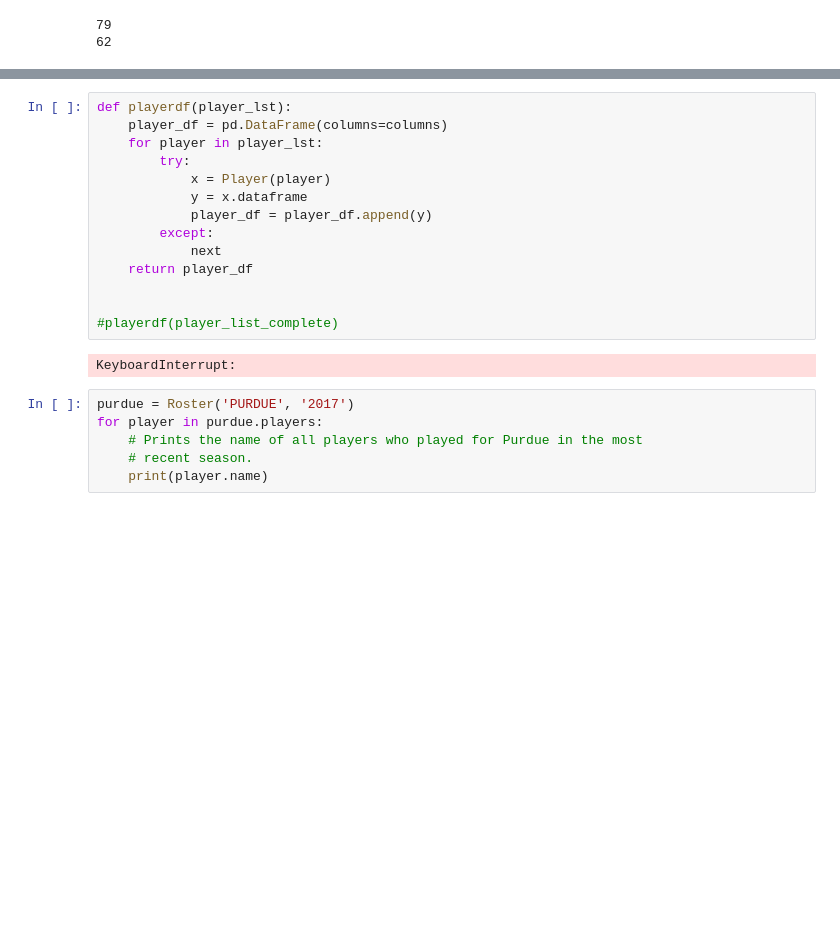
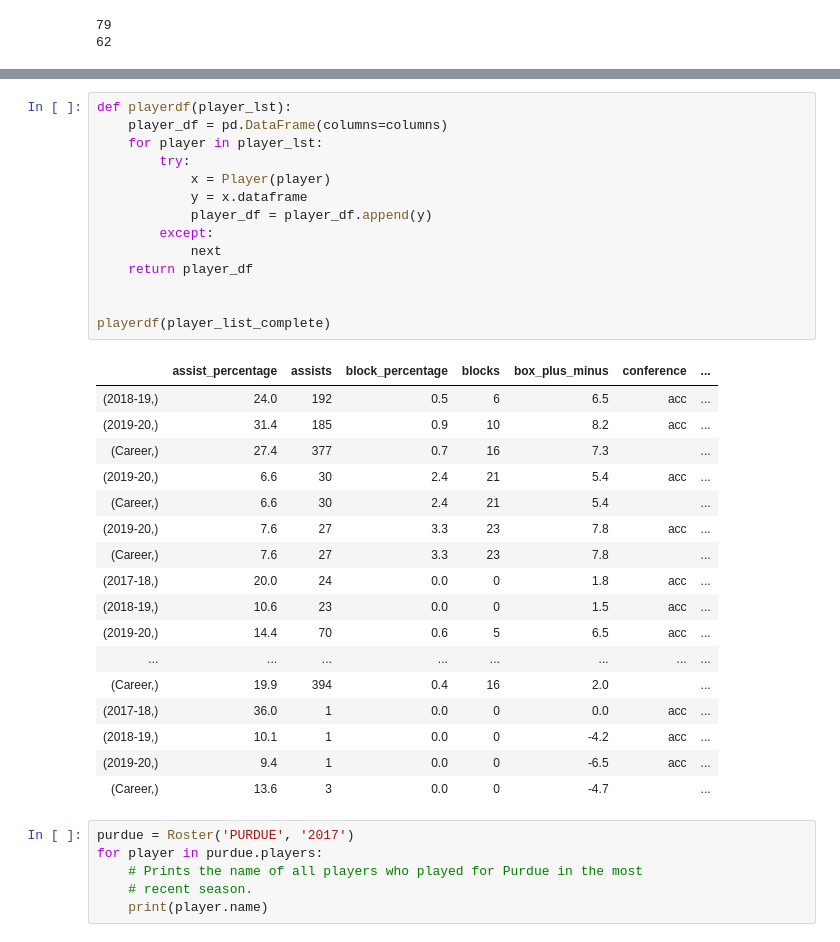
Before and after one commit to aseem645/SIADS591_Project, a Jupyter notebook: NBA_API_Notebook.ipynb, the cells around one changed output, grey strips where cells are left out. Cells and saved outputs as stored; diff of their text form; blank space fills up the shorter version.

```diff
--- a/NBA_API_Notebook.ipynb
+++ b/NBA_API_Notebook.ipynb
@@ -363,19 +356,35 @@ Tommy Luce
 # %%
 def playerdf(player_lst):
     player_df = pd.DataFrame(columns=columns)
     for player in player_lst:
         try:
             x = Player(player)
             y = x.dataframe
             player_df = player_df.append(y)
         except:
             next
     return player_df
 
 
-#playerdf(player_list_complete)
+playerdf(player_list_complete)
 # %% [output]
-KeyboardInterrupt:
+|  | assist_percentage | assists | block_percentage | blocks | box_plus_minus | conference | ... |
+| (2018-19,) | 24.0 | 192 | 0.5 | 6 | 6.5 | acc | ... |
+| (2019-20,) | 31.4 | 185 | 0.9 | 10 | 8.2 | acc | ... |
+| (Career,) | 27.4 | 377 | 0.7 | 16 | 7.3 |  | ... |
+| (2019-20,) | 6.6 | 30 | 2.4 | 21 | 5.4 | acc | ... |
+| (Career,) | 6.6 | 30 | 2.4 | 21 | 5.4 |  | ... |
+| (2019-20,) | 7.6 | 27 | 3.3 | 23 | 7.8 | acc | ... |
+| (Career,) | 7.6 | 27 | 3.3 | 23 | 7.8 |  | ... |
+| (2017-18,) | 20.0 | 24 | 0.0 | 0 | 1.8 | acc | ... |
+| (2018-19,) | 10.6 | 23 | 0.0 | 0 | 1.5 | acc | ... |
+| (2019-20,) | 14.4 | 70 | 0.6 | 5 | 6.5 | acc | ... |
+| ... | ... | ... | ... | ... | ... | ... | ... |
+| (Career,) | 19.9 | 394 | 0.4 | 16 | 2.0 |  | ... |
+| (2017-18,) | 36.0 | 1 | 0.0 | 0 | 0.0 | acc | ... |
+| (2018-19,) | 10.1 | 1 | 0.0 | 0 | -4.2 | acc | ... |
+| (2019-20,) | 9.4 | 1 | 0.0 | 0 | -6.5 | acc | ... |
+| (Career,) | 13.6 | 3 | 0.0 | 0 | -4.7 |  | ... |
 # %%
 purdue = Roster('PURDUE', '2017')
 for player in purdue.players:
```
Also changed, not shown: parts of 12 cells of this notebook.
